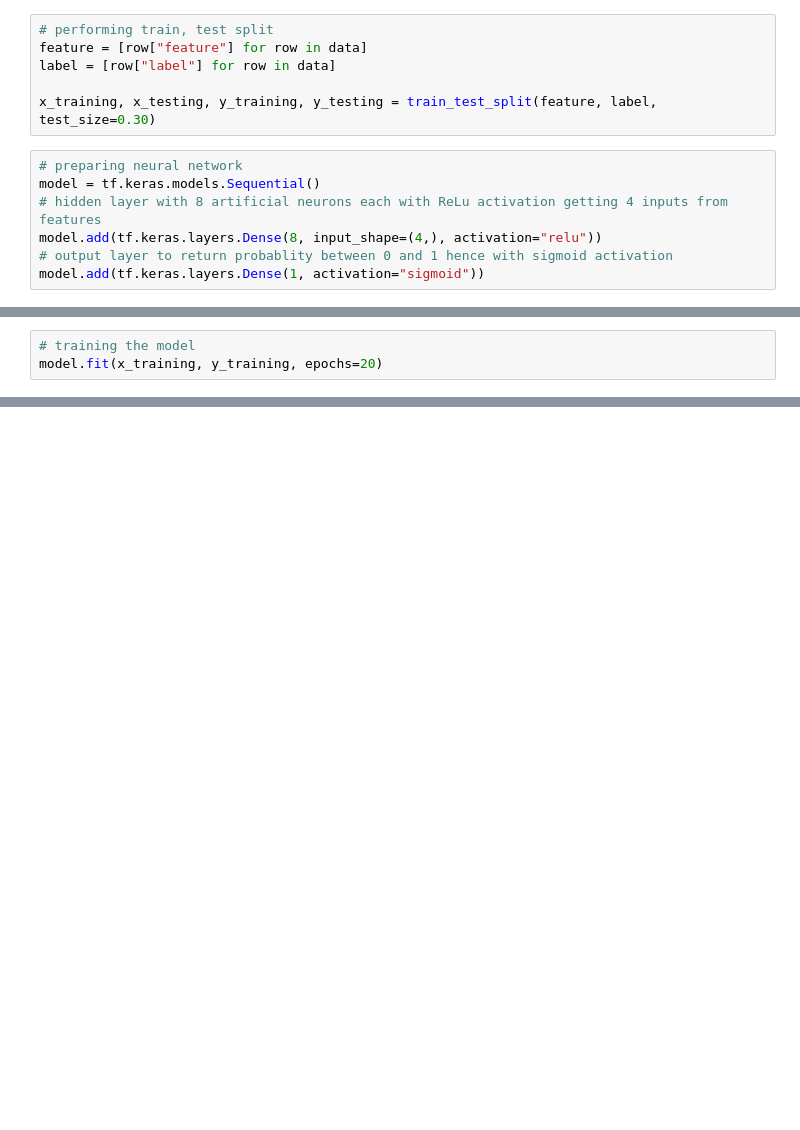
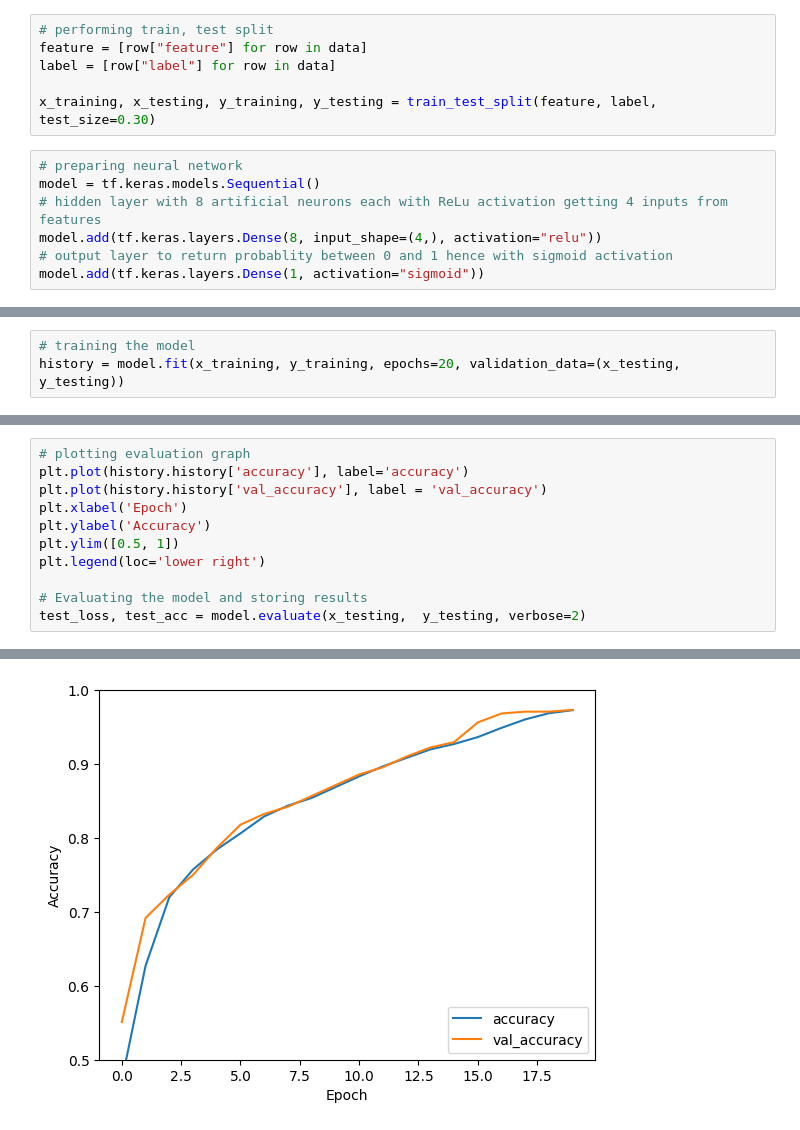
Before and after one commit to parthsolanke/learning_foundations, a Jupyter notebook: learning with tensorflow/banknotes-nn.ipynb, the cells around one changed output, grey strips where cells are left out. Cells and saved outputs as stored; diff of their text form; blank space fills up the shorter version.

Commit message:
modified and added graph

```diff
--- a/learning with tensorflow/banknotes-nn.ipynb
+++ b/learning with tensorflow/banknotes-nn.ipynb
@@ -52,6 +53,6 @@ Non-trainable params: 0
 _________________________________________________________________
 # %%
 # training the model
-model.fit(x_training, y_training, epochs=20)
+history = model.fit(x_training, y_training, epochs=20, validation_data=(x_testing,  y_testing))
 # %% [output]
 Epoch 1/20
@@ -80,0 +75,12 @@ model.evaluate(x_testing, y_testing, verbose=2)
+# %%
+# plotting evaluation graph
+plt.plot(history.history['accuracy'], label='accuracy')
+plt.plot(history.history['val_accuracy'], label = 'val_accuracy')
+plt.xlabel('Epoch')
+plt.ylabel('Accuracy')
+plt.ylim([0.5, 1])
+plt.legend(loc='lower right')
+
+# Evaluating the model and storing results
+test_loss, test_acc = model.evaluate(x_testing,  y_testing, verbose=2)
+# %% [output]
@@ -80,0 +88 @@ model.evaluate(x_testing, y_testing, verbose=2)
+[figure, added]
```
Also changed, not shown: parts of 5 cells of this notebook.
